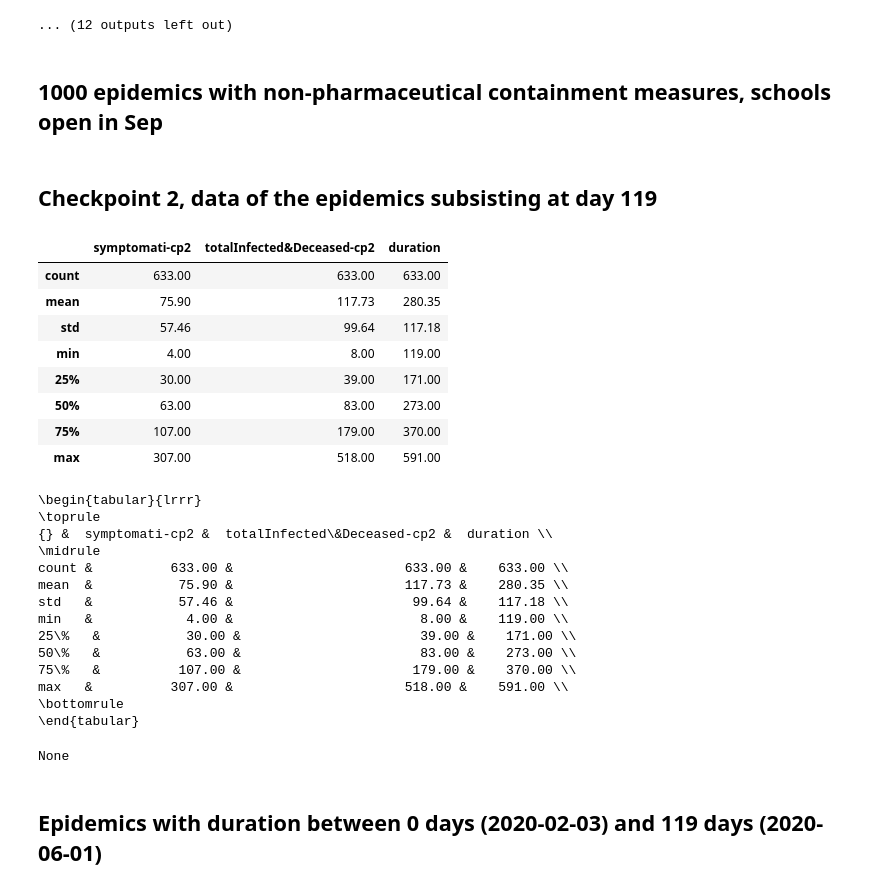
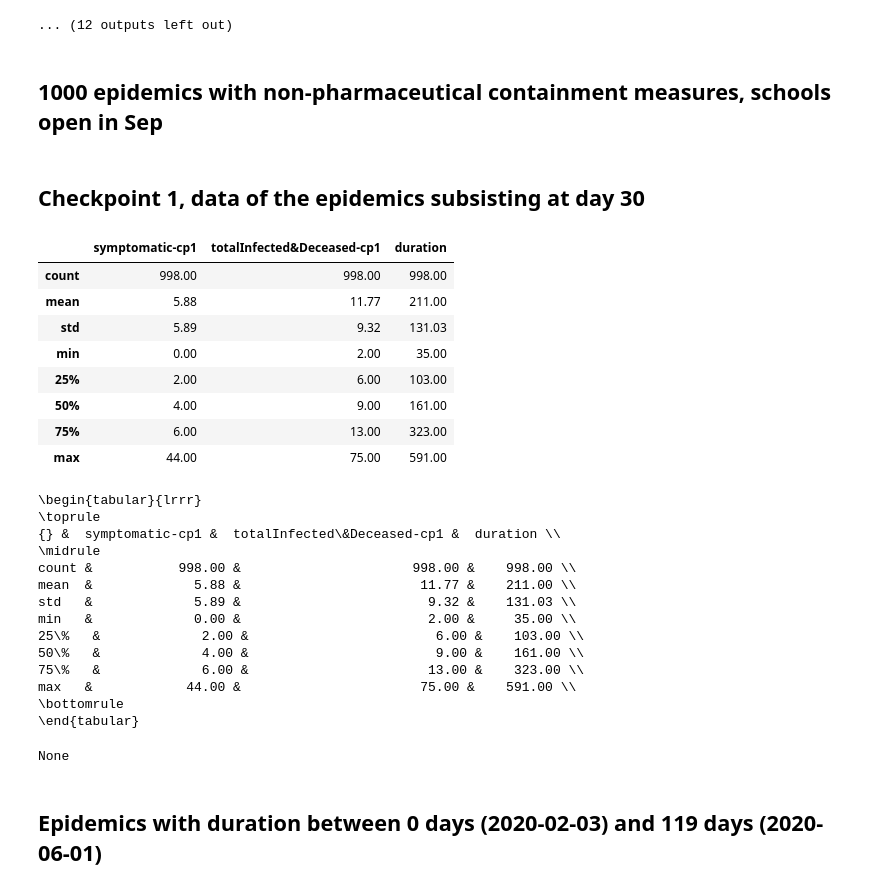
Before and after one commit to terna/readSIsaR_BatchResults, a Jupyter notebook: readRunResults1kStableSeedsCPoints_basicControl_schoolOpenSept_plusHMlog.ipynb, the cells around one changed output. Cells and saved outputs as stored; diff of their text form; code cells hidden in the pictures.

```diff
--- a/readRunResults1kStableSeedsCPoints_basicControl_schoolOpenSept_plusHMlog.ipynb
+++ b/readRunResults1kStableSeedsCPoints_basicControl_schoolOpenSept_plusHMlog.ipynb
@@ -267,11 +271,11 @@ def checkPoint(cpN,durationCol,title):
     #display(rundfHere.columns)
     rundfHere2=rundfHere2[rundfHere2[durationCol]>=cpN[1]]
 
-    rundfHere2.rename(columns={cpN[2]: 'symptomati-cp'+str(cpN[0]),
+    rundfHere2.rename(columns={cpN[2]: 'symptomatic-cp'+str(cpN[0]),
                                cpN[3]: 'totalInfected&Deceased-cp'+str(cpN[0]),
                                "ticks": "duration"},inplace=True)
 
-    tmp=rundfHere2[['symptomati-cp'+str(cpN[0]),'totalInfected&Deceased-cp'+str(cpN[0]),\
+    tmp=rundfHere2[['symptomatic-cp'+str(cpN[0]),'totalInfected&Deceased-cp'+str(cpN[0]),\
                     'duration']].describe();
     display(tmp)
     display(print(tmp.to_latex()))
@@ -420,32 +486,32 @@ With 10 bins, the max value on z axis is 407.0, first row [ 47. 407. 120.  53.
 [figure]
 ... (12 outputs left out)
 # %%
-checkPoint(cp2,"ticks",'1000 epidemics with non-pharmaceutical containment measures, '+
+checkPoint(cp1,"ticks",'1000 epidemics with non-pharmaceutical containment measures, '+
           'schools open in Sep')
 # %% [output]
 ## 1000 epidemics with non-pharmaceutical containment measures, schools open in Sep
-## Checkpoint 2, data of the epidemics subsisting at day 119
+## Checkpoint 1, data of the epidemics subsisting at day 30
-|  | symptomati-cp2 | totalInfected&Deceased-cp2 | duration |
-| count | 633.00 | 633.00 | 633.00 |
-| mean | 75.90 | 117.73 | 280.35 |
-| std | 57.46 | 99.64 | 117.18 |
-| min | 4.00 | 8.00 | 119.00 |
-| 25% | 30.00 | 39.00 | 171.00 |
-| 50% | 63.00 | 83.00 | 273.00 |
-| 75% | 107.00 | 179.00 | 370.00 |
-| max | 307.00 | 518.00 | 591.00 |
+|  | symptomatic-cp1 | totalInfected&Deceased-cp1 | duration |
+| count | 998.00 | 998.00 | 998.00 |
+| mean | 5.88 | 11.77 | 211.00 |
+| std | 5.89 | 9.32 | 131.03 |
+| min | 0.00 | 2.00 | 35.00 |
+| 25% | 2.00 | 6.00 | 103.00 |
+| 50% | 4.00 | 9.00 | 161.00 |
+| 75% | 6.00 | 13.00 | 323.00 |
+| max | 44.00 | 75.00 | 591.00 |
 \begin{tabular}{lrrr}
 \toprule
-{} &  symptomati-cp2 &  totalInfected\&Deceased-cp2 &  duration \\
+{} &  symptomatic-cp1 &  totalInfected\&Deceased-cp1 &  duration \\
 \midrule
-count &          633.00 &                      633.00 &    633.00 \\
-mean  &           75.90 &                      117.73 &    280.35 \\
-std   &           57.46 &                       99.64 &    117.18 \\
-min   &            4.00 &                        8.00 &    119.00 \\
-25\%   &           30.00 &                       39.00 &    171.00 \\
-50\%   &           63.00 &                       83.00 &    273.00 \\
-75\%   &          107.00 &                      179.00 &    370.00 \\
-max   &          307.00 &                      518.00 &    591.00 \\
+count &           998.00 &                      998.00 &    998.00 \\
+mean  &             5.88 &                       11.77 &    211.00 \\
+std   &             5.89 &                        9.32 &    131.03 \\
+min   &             0.00 &                        2.00 &     35.00 \\
+25\%   &             2.00 &                        6.00 &    103.00 \\
+50\%   &             4.00 &                        9.00 &    161.00 \\
+75\%   &             6.00 &                       13.00 &    323.00 \\
+max   &            44.00 &                       75.00 &    591.00 \\
 \bottomrule
 \end{tabular}
 None
```
Also changed, not shown: parts of 3 cells of this notebook, 1 other file.
